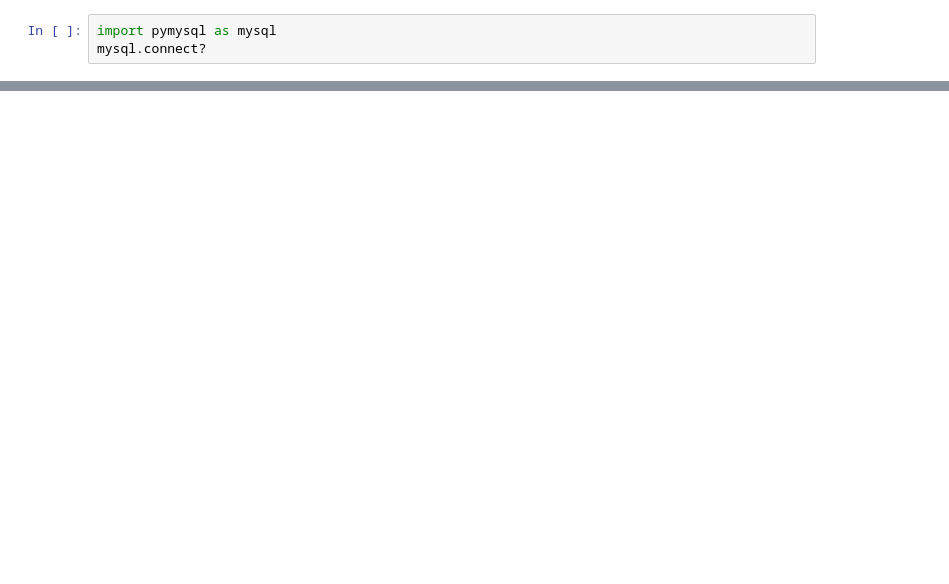
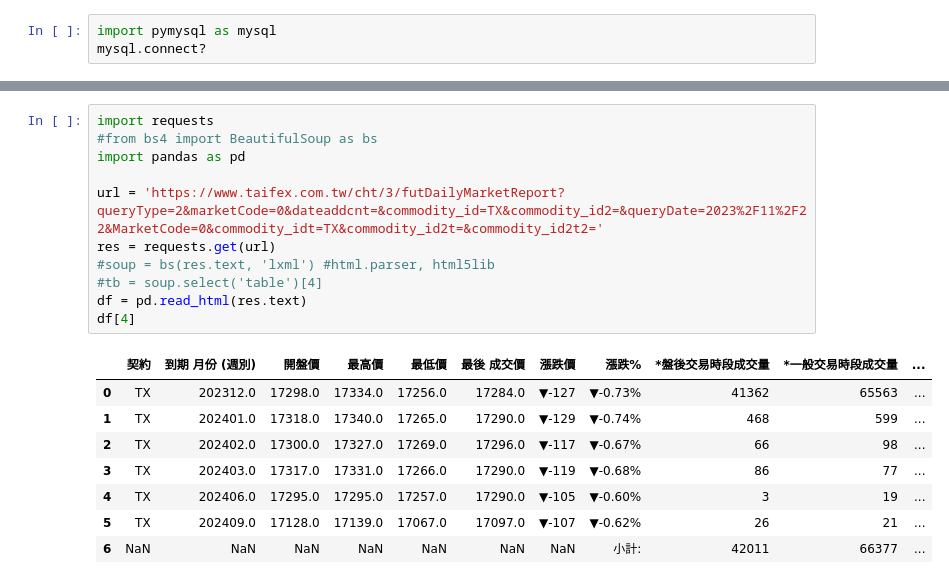
Before and after one commit to smillzy/Python_-, a Jupyter notebook: 20231126.ipynb, the cells around one changed output, grey strips where cells are left out. Drawn from its saved outputs; the diff is of its cells as text; blank space fills up the shorter version.

```diff
--- a/20231126.ipynb
+++ b/20231126.ipynb
@@ -298,0 +303,20 @@ for row in rows:
+# %%
+import requests
+#from bs4 import BeautifulSoup as bs
+import pandas as pd
+
+url = 'https://www.taifex.com.tw/cht/3/futDailyMarketReport?queryType=2&marketCode=0&dateaddcnt=&commodity_id=TX&commodity_id2=&queryDate=2023%2F11%2F22&MarketCode=0&commodity_idt=TX&commodity_id2t=&commodity_id2t2='
+res = requests.get(url)
+#soup = bs(res.text, 'lxml') #html.parser, html5lib
+#tb = soup.select('table')[4]
+df = pd.read_html(res.text)
+df[4]
+# %% [output]
+|  | 契約 | 到期 月份 (週別) | 開盤價 | 最高價 | 最低價 | 最後 成交價 | 漲跌價 | 漲跌% | *盤後交易時段成交量 | *一般交易時段成交量 | ... |
+| 0 | TX | 202312.0 | 17298.0 | 17334.0 | 17256.0 | 17284.0 | ▼-127 | ▼-0.73% | 41362 | 65563 | ... |
+| 1 | TX | 202401.0 | 17318.0 | 17340.0 | 17265.0 | 17290.0 | ▼-129 | ▼-0.74% | 468 | 599 | ... |
+| 2 | TX | 202402.0 | 17300.0 | 17327.0 | 17269.0 | 17296.0 | ▼-117 | ▼-0.67% | 66 | 98 | ... |
+| 3 | TX | 202403.0 | 17317.0 | 17331.0 | 17266.0 | 17290.0 | ▼-119 | ▼-0.68% | 86 | 77 | ... |
+| 4 | TX | 202406.0 | 17295.0 | 17295.0 | 17257.0 | 17290.0 | ▼-105 | ▼-0.60% | 3 | 19 | ... |
+| 5 | TX | 202409.0 | 17128.0 | 17139.0 | 17067.0 | 17097.0 | ▼-107 | ▼-0.62% | 26 | 21 | ... |
+| 6 | NaN | NaN | NaN | NaN | NaN | NaN | NaN | 小計: | 42011 | 66377 | ... |
```
Also changed, not shown: parts of 31 cells of this notebook.
